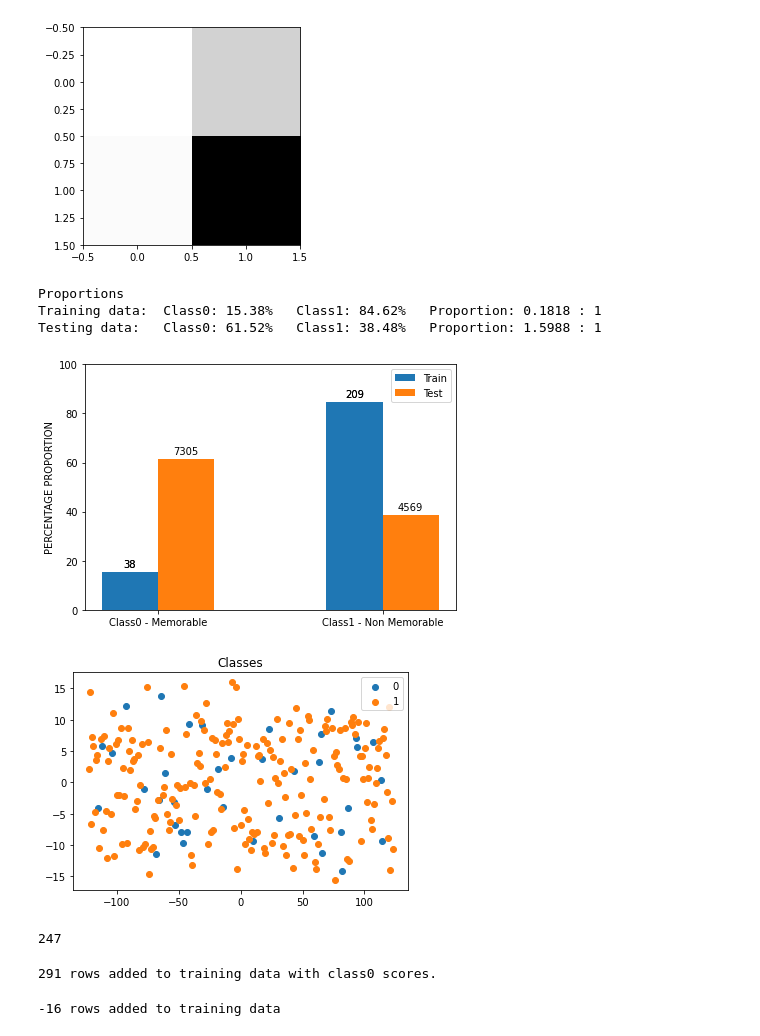
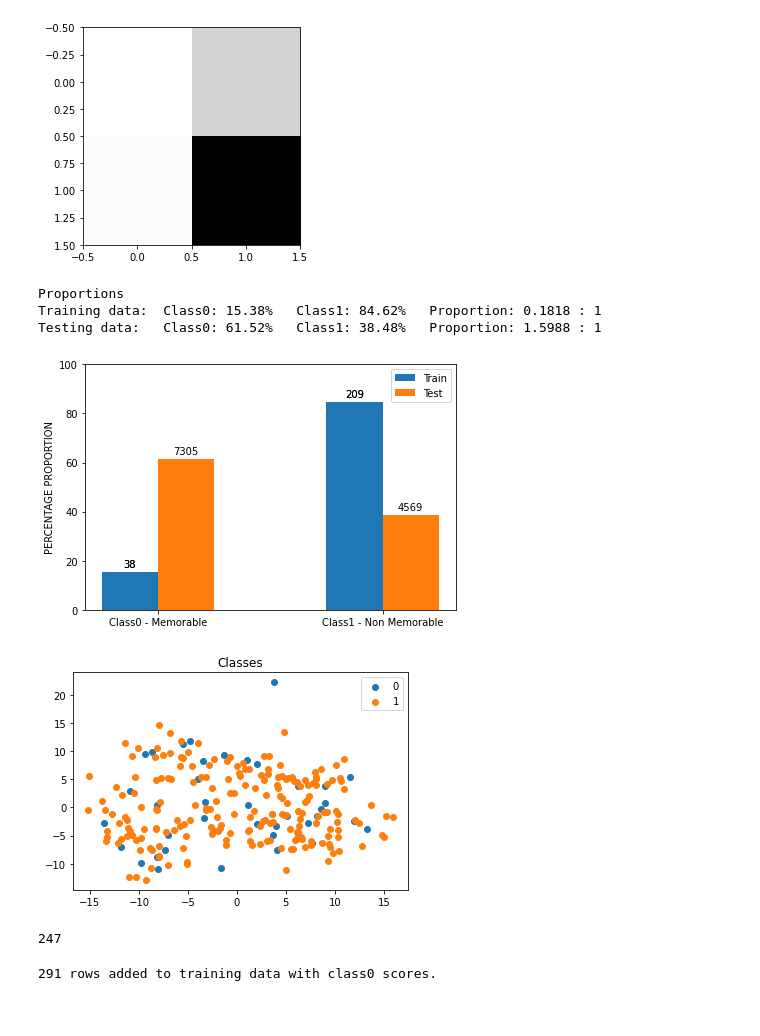
Before and after one commit to LordLean/Machine-Learning, a Jupyter notebook: Kaggle/ML_Coursework.ipynb, the cells around one changed output. Drawn from its saved outputs; the diff is of its cells as text; code cells hidden in the pictures.

```diff
--- a/Kaggle/ML_Coursework.ipynb
+++ b/Kaggle/ML_Coursework.ipynb
@@ -223,18 +234,22 @@ def plot_2d_space(X, y, label='Classes'):
 # %%
+#@title ORIGINAL DISTRIBUTION
 # BAR
-plotbargraph(train, y, test_proportions)
+plotbargraph(train, test_proportions)
 
 # PCA -----
 pca = PCA(n_components=2)
-X_pca = pca.fit_transform(train)
+
+hold = train.iloc[:,1:-1]
+
+X_pca = pca.fit_transform(hold)
 
 plot_2d_space(X_pca, y)
 
 len(X_pca)
 # %% [output]
 Proportions
 Training data:  Class0: 15.38%   Class1: 84.62%   Proportion: 0.1818 : 1
 Testing data:   Class0: 61.52%   Class1: 38.48%   Proportion: 1.5988 : 1
 [figure]
-[figure, old version]
+[figure, new version]
 247
@@ -296,34 +297,3 @@ train_observed = train.iloc[:, -1]
 y = train_observed.to_numpy(copy=True)
 # %% [output]
 291 rows added to training data with class0 scores.
-# %%
-from imblearn.combine import SMOTETomek
-
-v_curr = len(train)
-
-gg = train.iloc[:,1:-1]
-
-smt = SMOTETomek(ratio='auto', random_state=seed)
-X_smt, y_smt = smt.fit_resample(gg, train_observed)
-
-df_X_smt = pd.DataFrame(X_smt)
-df_y_smt = pd.DataFrame(y_smt)
-
-df_total = pd.concat([df_X_smt,df_y_smt], axis=1)
-
-
-train = df_total.reset_index()
-
-v_curr = len(train) - v_curr
-print("{} rows added to training data".format(v_curr))
-
-# Shuffle.
-train = shuffle(train, random_state=seed)
-
-# Update target array.
-# Get all observed predictions 0 / 1.
-train_observed = train.iloc[:, -1]
-# .values()
-y = train_observed.to_numpy(copy=True)
-# %% [output]
--16 rows added to training data
```
Also changed, not shown: parts of 37 cells of this notebook.
